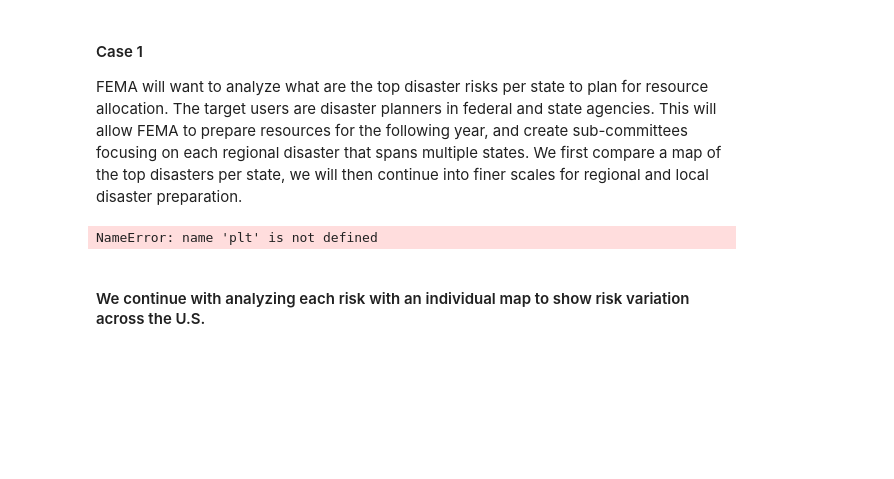
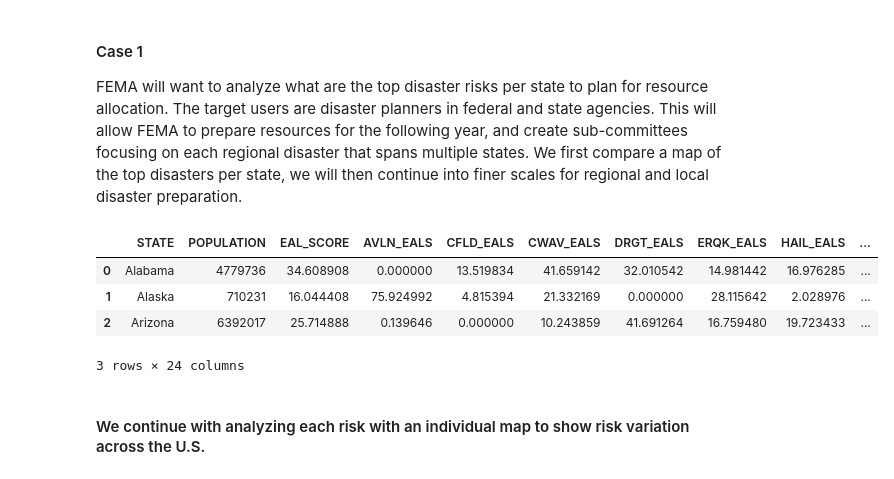
Before and after one commit to ericamarie9016/FEMA_Hazards, a Jupyter notebook: FEMA_Hazards.ipynb, the cells around one changed output. Cells and saved outputs as stored; diff of their text form; code cells hidden in the pictures; blank space fills up the shorter version.

```diff
--- a/FEMA_Hazards.ipynb
+++ b/FEMA_Hazards.ipynb
@@ -177,35 +177,39 @@ FEMA will want to analyze what are the top disaster risks per state to plan for
 # %%
 ####FOR LOOP TO SELECT HIGHEST EAL VALUE PER STATE####
 
 # Create array of select columns that contain the EAL values
 columns = ['AVLN_EALS','CFLD_EALS','CWAV_EALS','DRGT_EALS','ERQK_EALS','HAIL_EALS','HWAV_EALS','HRCN_EALS','ISTM_EALS','LNDS_EALS','LTNG_EALS','RFLD_EALS','SWND_EALS','TRND_EALS','TSUN_EALS','VLCN_EALS','WFIR_EALS','WNTW_EALS']
 
 for index, state in EALsummary.iterrows():                        # Loop over each row
     largest = columns[0]                                          # Start at first column to compare
     for column in columns:                                        # Loop through each column
         if(state[column] > state[largest]):                       # Select highest valued column in row
             largest = column                                      # Save to name largest EAL variable
- #   print(row[largest], largest)
     EALsummary.loc[index, 'LARGEST_EAL'] = largest                # Add column for largest-EAL variable
     EALsummary.loc[index, 'LARGEST_VAL'] = state[largest]         # Add column for value of largest-EAL
 
-#EALsummary.head()                                                # Preview the added columns
+EALsummary.head(3)                                                # Preview the added columns
+# %% [output]
+|  | STATE | POPULATION | EAL_SCORE | AVLN_EALS | CFLD_EALS | CWAV_EALS | DRGT_EALS | ERQK_EALS | HAIL_EALS | ... |
+| 0 | Alabama | 4779736 | 34.608908 | 0.000000 | 13.519834 | 41.659142 | 32.010542 | 14.981442 | 16.976285 | ... |
+| 1 | Alaska | 710231 | 16.044408 | 75.924992 | 4.815394 | 21.332169 | 0.000000 | 28.115642 | 2.028976 | ... |
+| 2 | Arizona | 6392017 | 25.714888 | 0.139646 | 0.000000 | 10.243859 | 41.691264 | 16.759480 | 19.723433 | ... |
+3 rows × 24 columns
 # %%
 fig, ax = plt.subplots(figsize=(14,6))
 
-xlim = (xmin, xmax)
+xlim = (xmin, -40)
 ylim = (ymin, ymax)
 
 ax.set_xlim(xlim)
 ax.set_ylim(ylim)
-plt.title("")
+plt.title("Largest Hazard Risk Per State")
 
 #create pallette
+sns.color_palette("Spectral", as_cmap=True)
 
 #create a map showing the populations of each state
-EALsummary.plot(column = "LARGEST_EAL",legend = True, ax = ax, cmap='Dark2', edgecolor="black", linewidth=0.1)
+EALsummary.plot(column = "LARGEST_EAL",legend = True, ax = ax, edgecolor="black", linewidth=0.1)
-# %% [output]
-NameError: name 'plt' is not defined
 # %% [markdown]
 #### We continue with analyzing each risk with an individual map to show risk variation across the U.S.
 # %%
```
Also changed, not shown: parts of 1 cell of this notebook.
